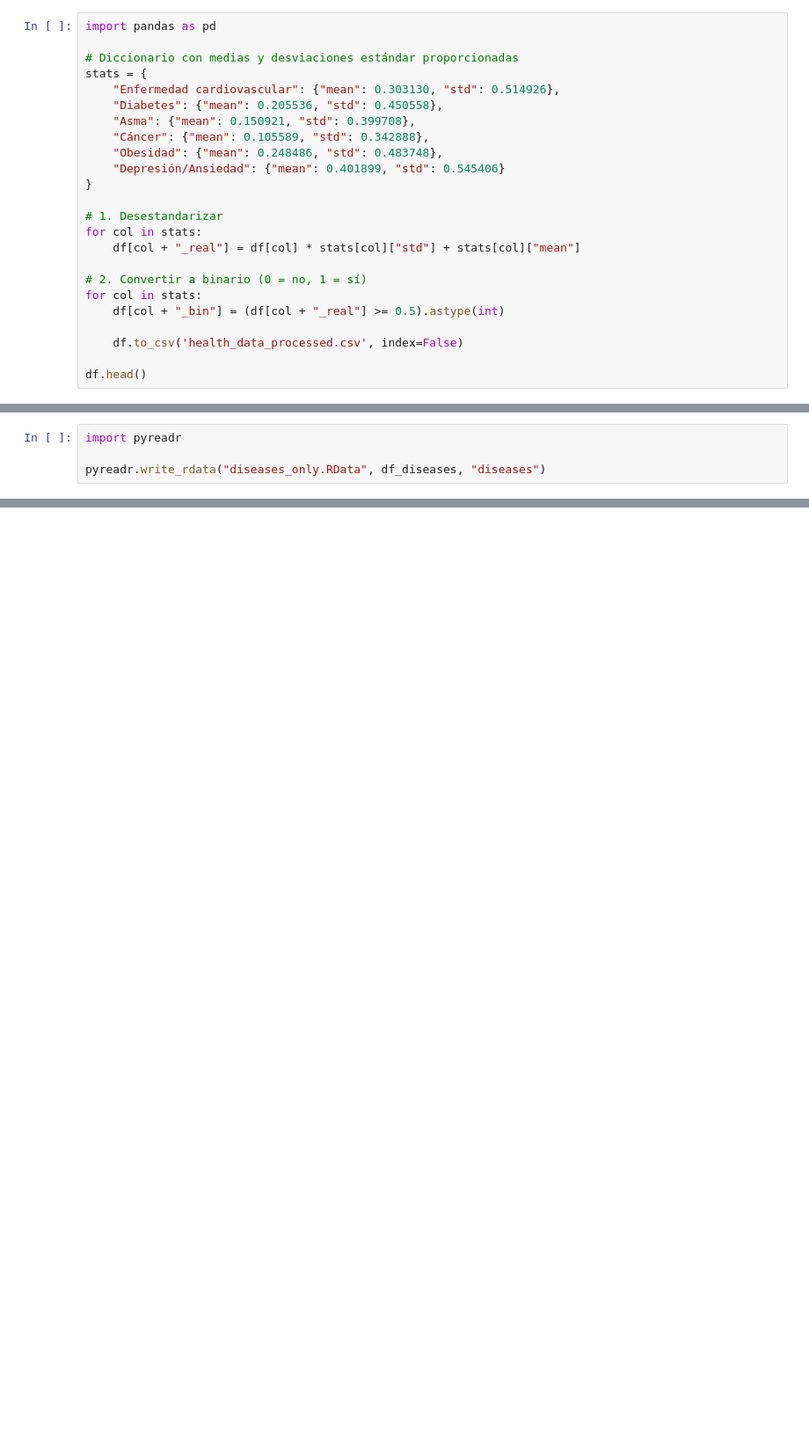
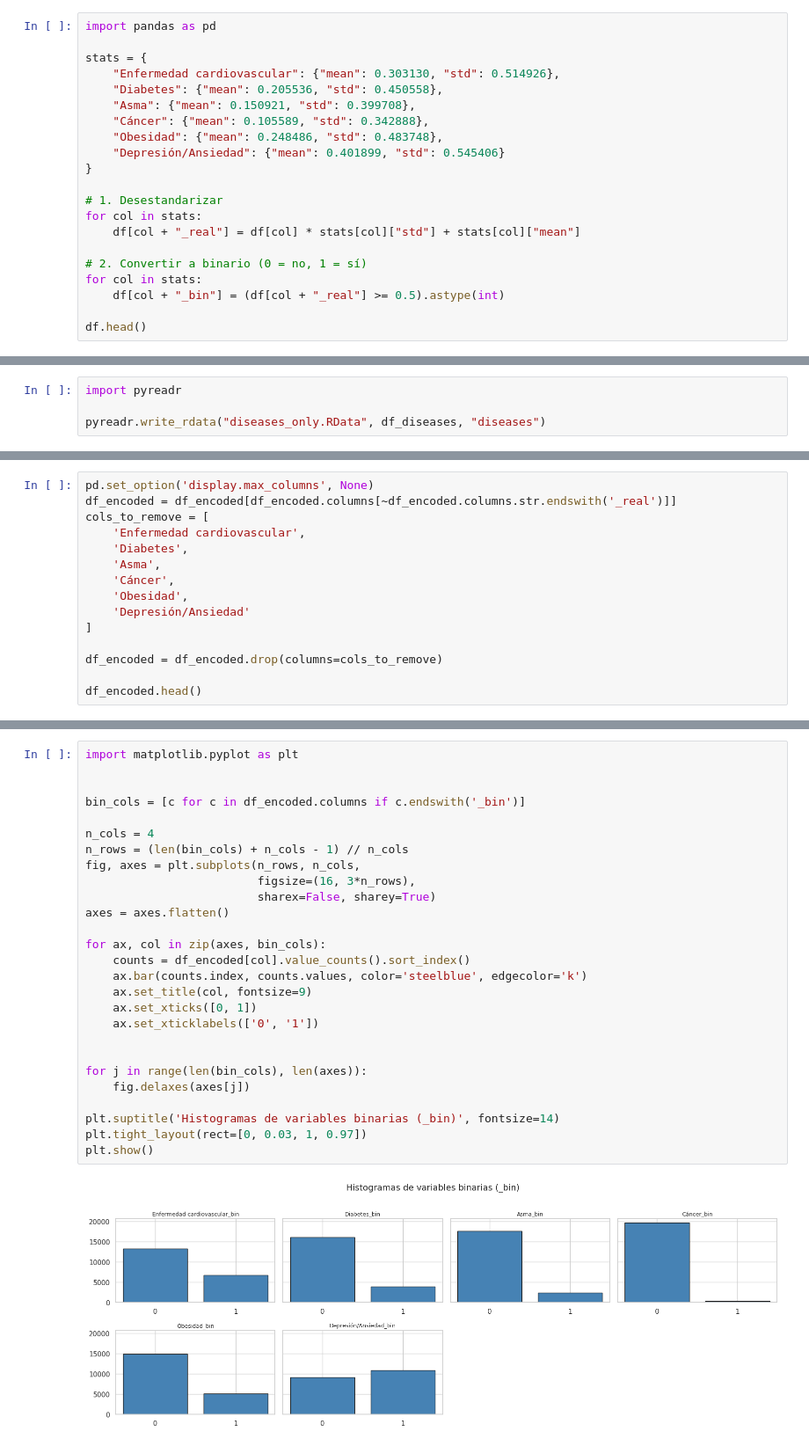
Before and after one commit to Spdrd/proyecto-fnal-tecnicas-ml, a Jupyter notebook: exploratorio.ipynb, the cells around one changed output, grey strips where cells are left out. Shown at 88% size. Saved outputs shown, nothing was run; the diff lists cells and outputs as text; blank space fills up the shorter version.

```diff
--- a/exploratorio.ipynb
+++ b/exploratorio.ipynb
@@ -192,7 +269,6 @@ plt.show()
 # %%
 import pandas as pd
 
-# Diccionario con medias y desviaciones estándar proporcionadas
 stats = {
     "Enfermedad cardiovascular": {"mean": 0.303130, "std": 0.514926},
     "Diabetes": {"mean": 0.205536, "std": 0.450558},
@@ -210,8 +286,6 @@ for col in stats:
 for col in stats:
     df[col + "_bin"] = (df[col + "_real"] >= 0.5).astype(int)
 
-    df.to_csv('health_data_processed.csv', index=False)
-
 df.head()
 # %% [output]
 |  | Edad | Género | Estado civil | Altura | Peso | Índice de masa corporal | ¿Fuma actualmente? | ... |
@@ -240,0 +344,15 @@ pyreadr.write_rdata("diseases_only.RData", df_diseases, "diseases")
+# %%
+pd.set_option('display.max_columns', None)
+df_encoded = df_encoded[df_encoded.columns[~df_encoded.columns.str.endswith('_real')]]
+cols_to_remove = [
+    'Enfermedad cardiovascular',
+    'Diabetes',
+    'Asma',
+    'Cáncer',
+    'Obesidad',
+    'Depresión/Ansiedad'
+]
+
+df_encoded = df_encoded.drop(columns=cols_to_remove)
+
+df_encoded.head()
@@ -240,0 +366,29 @@ pyreadr.write_rdata("diseases_only.RData", df_diseases, "diseases")
+# %%
+import matplotlib.pyplot as plt
+
+
+bin_cols = [c for c in df_encoded.columns if c.endswith('_bin')]
+
+n_cols = 4
+n_rows = (len(bin_cols) + n_cols - 1) // n_cols
+fig, axes = plt.subplots(n_rows, n_cols,
+                         figsize=(16, 3*n_rows),
+                         sharex=False, sharey=True)
+axes = axes.flatten()
+
+for ax, col in zip(axes, bin_cols):
+    counts = df_encoded[col].value_counts().sort_index()
+    ax.bar(counts.index, counts.values, color='steelblue', edgecolor='k')
+    ax.set_title(col, fontsize=9)
+    ax.set_xticks([0, 1])
+    ax.set_xticklabels(['0', '1'])
+
+
+for j in range(len(bin_cols), len(axes)):
+    fig.delaxes(axes[j])
+
+plt.suptitle('Histogramas de variables binarias (_bin)', fontsize=14)
+plt.tight_layout(rect=[0, 0.03, 1, 0.97])
+plt.show()
+# %% [output]
+[figure, added]
```
Also changed, not shown: parts of 31 cells of this notebook.
